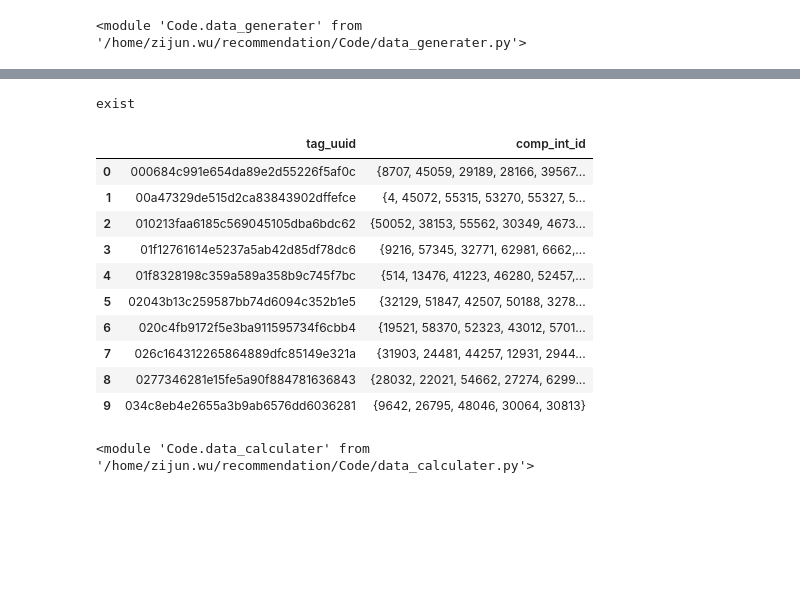
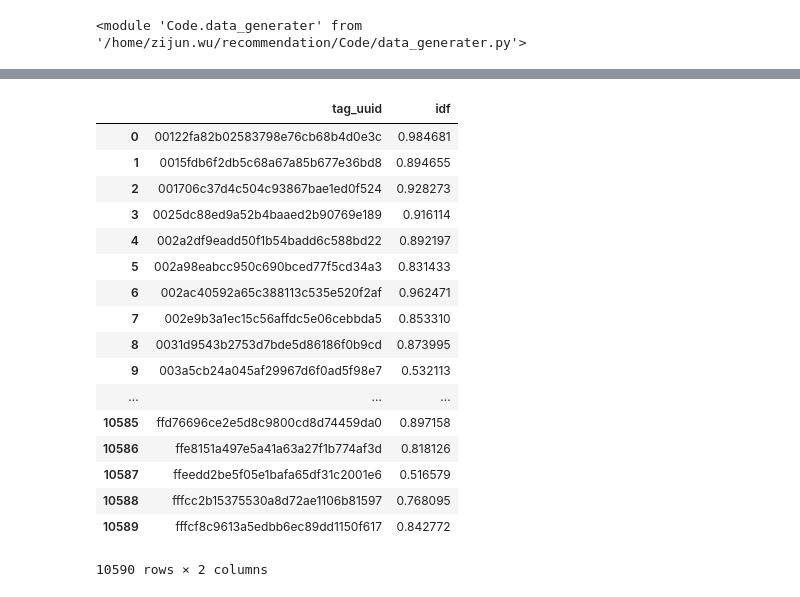
Before and after one commit to puppyapple/recommendation, a Jupyter notebook: remote_debbuger.ipynb, the cells around one changed output, grey strips where cells are left out. Drawn from its saved outputs; the diff is of its cells as text; code cells hidden in the pictures; blank space fills up the shorter version.

```diff
--- a/remote_debbuger.ipynb
+++ b/remote_debbuger.ipynb
@@ -12,26 +21,5 @@ old_file = "../Data/Input/Tag_graph/company_tag_data_non_concept"
 # %%
-comp_ctag_table_all_infos, comp_ctag_table, comp_nctag_table = Code.data_generater.comp_tag(new_file, old_file)
+comp_ctag_table, comp_nctag_table,comp_ctag_table_all_infos = Code.data_generater.comp_tag(new_file, old_file)
 # %%
 ctag_comps_aggregated, nctag_comps_aggregated, comp_total_num = \
     Code.data_generater.data_aggregater(comp_ctag_table, comp_nctag_table)
-# %% [output]
-exist
-# %%
-ctag_comps_aggregated.head(10)
-# %% [output]
-|  | tag_uuid | comp_int_id |
-| 0 | 000684c991e654da89e2d55226f5af0c | {8707, 45059, 29189, 28166, 39567... |
-| 1 | 00a47329de515d2ca83843902dffefce | {4, 45072, 55315, 53270, 55327, 5... |
-| 2 | 010213faa6185c569045105dba6bdc62 | {50052, 38153, 55562, 30349, 4673... |
-| 3 | 01f12761614e5237a5ab42d85df78dc6 | {9216, 57345, 32771, 62981, 6662,... |
-| 4 | 01f8328198c359a589a358b9c745f7bc | {514, 13476, 41223, 46280, 52457,... |
-| 5 | 02043b13c259587bb74d6094c352b1e5 | {32129, 51847, 42507, 50188, 3278... |
-| 6 | 020c4fb9172f5e3ba911595734f6cbb4 | {19521, 58370, 52323, 43012, 5701... |
-| 7 | 026c164312265864889dfc85149e321a | {31903, 24481, 44257, 12931, 2944... |
-| 8 | 0277346281e15fe5a90f884781636843 | {28032, 22021, 54662, 27274, 6299... |
-| 9 | 034c8eb4e2655a3b9ab6576dd6036281 | {9642, 26795, 48046, 30064, 30813} |
-# %%
-import Code.data_calculater
-reload(Code.data_calculater)
-# %% [output]
-<module 'Code.data_calculater' from '/home/zijun.wu/recommendation/Code/data_calculater.py'>
@@ -38,2 +28,22 @@ reload(Code.data_calculater)
 # %%
 nctag_idf = Code.data_calculater.nctag_idf(nctag_comps_aggregated, comp_total_num)
+nctag_idf
+# %% [output]
+|  | tag_uuid | idf |
+| 0 | 00122fa82b02583798e76cb68b4d0e3c | 0.984681 |
+| 1 | 0015fdb6f2db5c68a67a85b677e36bd8 | 0.894655 |
+| 2 | 001706c37d4c504c93867bae1ed0f524 | 0.928273 |
+| 3 | 0025dc88ed9a52b4baaed2b90769e189 | 0.916114 |
+| 4 | 002a2df9eadd50f1b54badd6c588bd22 | 0.892197 |
+| 5 | 002a98eabcc950c690bced77f5cd34a3 | 0.831433 |
+| 6 | 002ac40592a65c388113c535e520f2af | 0.962471 |
+| 7 | 002e9b3a1ec15c56affdc5e06cebbda5 | 0.853310 |
+| 8 | 0031d9543b2753d7bde5d86186f0b9cd | 0.873995 |
+| 9 | 003a5cb24a045af29967d6f0ad5f98e7 | 0.532113 |
+| ... | ... | ... |
+| 10585 | ffd76696ce2e5d8c9800cd8d74459da0 | 0.897158 |
+| 10586 | ffe8151a497e5a41a63a27f1b774af3d | 0.818126 |
+| 10587 | ffeedd2be5f05e1bafa65df31c2001e6 | 0.516579 |
+| 10588 | fffcc2b15375530a8d72ae1106b81597 | 0.768095 |
+| 10589 | fffcf8c9613a5edbb6ec89dd1150f617 | 0.842772 |
+10590 rows × 2 columns
```
Also changed, not shown: parts of 16 cells of this notebook, 2 other files.
